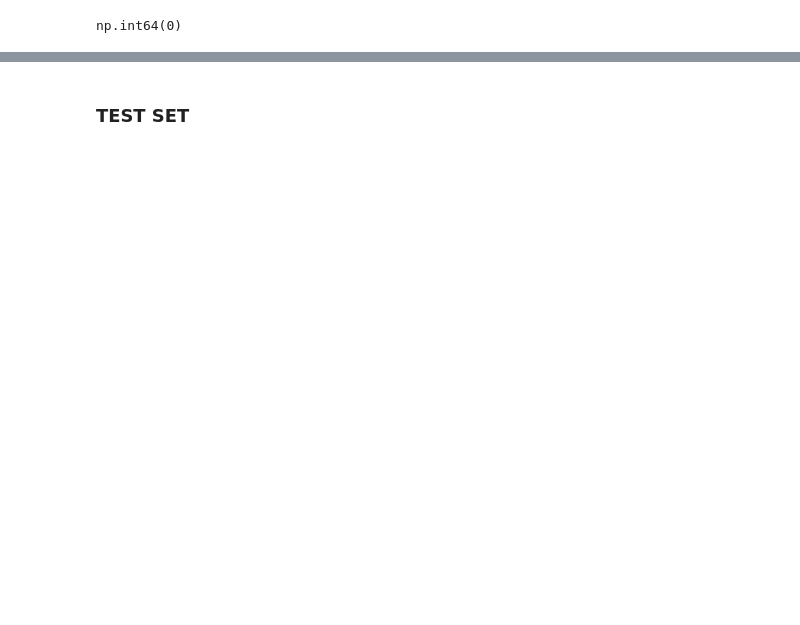
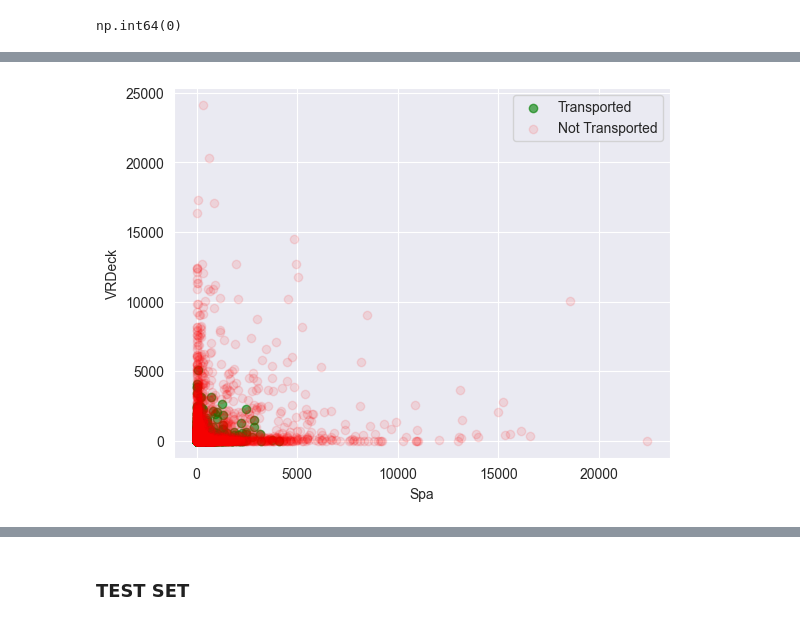
Before and after one commit to plamensve/SPACESHIP_TITANIC, a Jupyter notebook: notebooks/new_spaceship_titanic.ipynb, the cells around one changed output, grey strips where cells are left out. Drawn from its saved outputs; the diff is of its cells as text; code cells hidden in the pictures; blank space fills up the shorter version.

```diff
--- a/notebooks/new_spaceship_titanic.ipynb
+++ b/notebooks/new_spaceship_titanic.ipynb
@@ -161,12 +161,6 @@ new_set.loc[:, 'food_court_plus_spa'] = (
 new_set['planet_avg_spent'] = new_set.groupby('HomePlanet')['total_spent'].transform('mean')
 new_set['planet_spent_ratio'] = new_set['total_spent'] / (new_set['planet_avg_spent'] + 1)
 
-new_set['spa_ratio'] = new_set['Spa'] / (new_set['total_spent'] + 1)
-new_set['vrdeck_ratio'] = new_set['VRDeck'] / (new_set['total_spent'] + 1)
-new_set['food_ratio'] = new_set['FoodCourt'] / (new_set['total_spent'] + 1)
-
-
-
 new_set
 # %% [output]
 |  | Age | VIP | RoomService | FoodCourt | ShoppingMall | Spa | VRDeck | CryoSleep | Transported | ... |
@@ -225,0 +240,12 @@ new_set
+# %%
+new_set['Age'] = new_set['Age'].astype(int)
+new_set['num'] = new_set['num'].astype(int)
+
+
+cols = ['CryoSleep', 'duplicated_name', 'has_duplicate_lastname', 'more_than_one_in_group',
+        'deck_B', 'deck_C', 'deck_D', 'deck_E', 'deck_F', 'deck_G', 'deck_T', 'deck_Unknown', 'side_S',
+        'side_Unknown', 'home_planet_Europa', 'home_planet_Mars']
+new_set[cols] = new_set[cols].astype('category')
+# %%
+test = new_set[['RoomService', 'FoodCourt', 'ShoppingMall', 'Spa', 'VRDeck', 'Transported']]
+test
@@ -225,0 +266,15 @@ new_set
+# %%
+plt.scatter(test[test['Transported'] == 1]['Spa'],
+            test[test['Transported'] == 1]['VRDeck'],
+            color='green', label='Transported', alpha=0.6)
+
+plt.scatter(test[test['Transported'] == 0]['Spa'],
+            test[test['Transported'] == 0]['VRDeck'],
+            color='red', label='Not Transported', alpha=0.1)
+
+plt.xlabel('Spa')
+plt.ylabel('VRDeck')
+plt.legend()
+plt.show()
+# %% [output]
+[figure, added]
```
Also changed, not shown: parts of 13 cells of this notebook, 5 other files.
